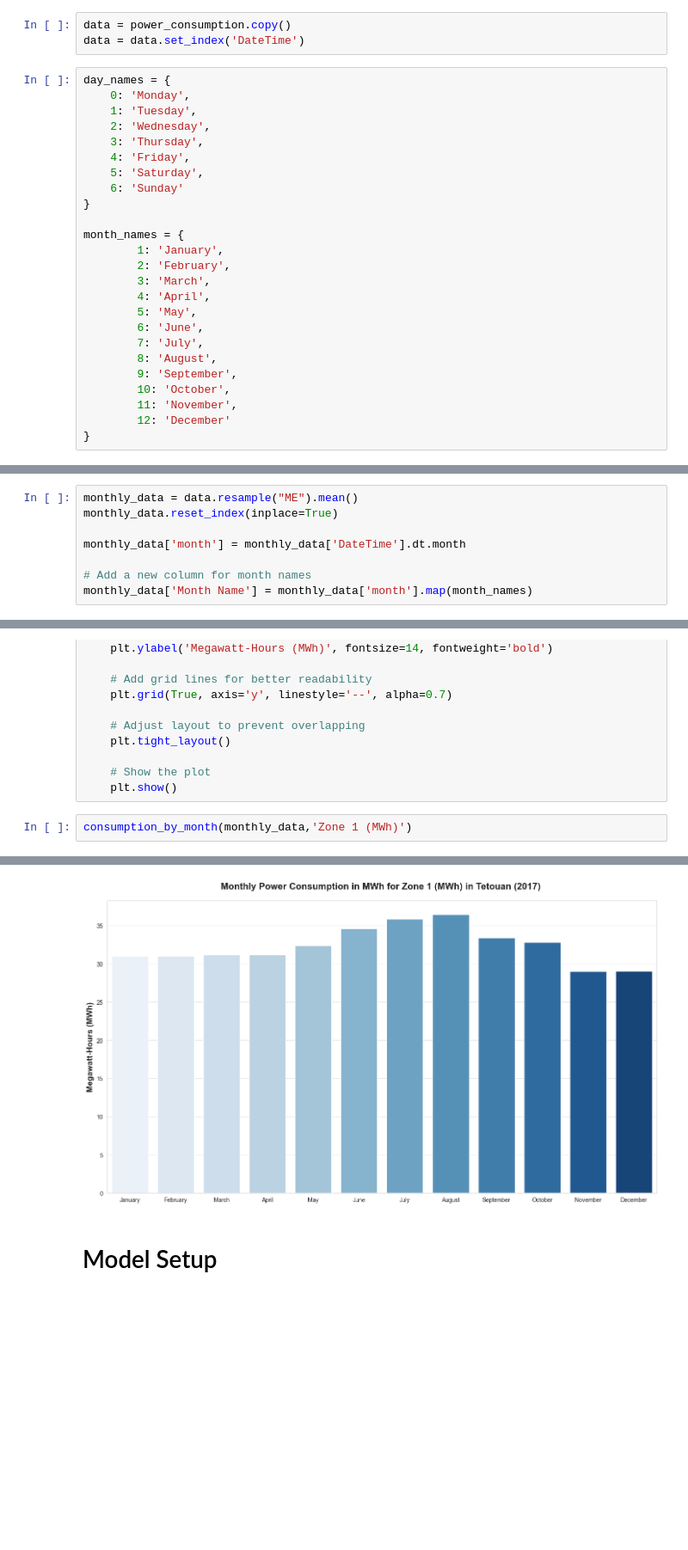
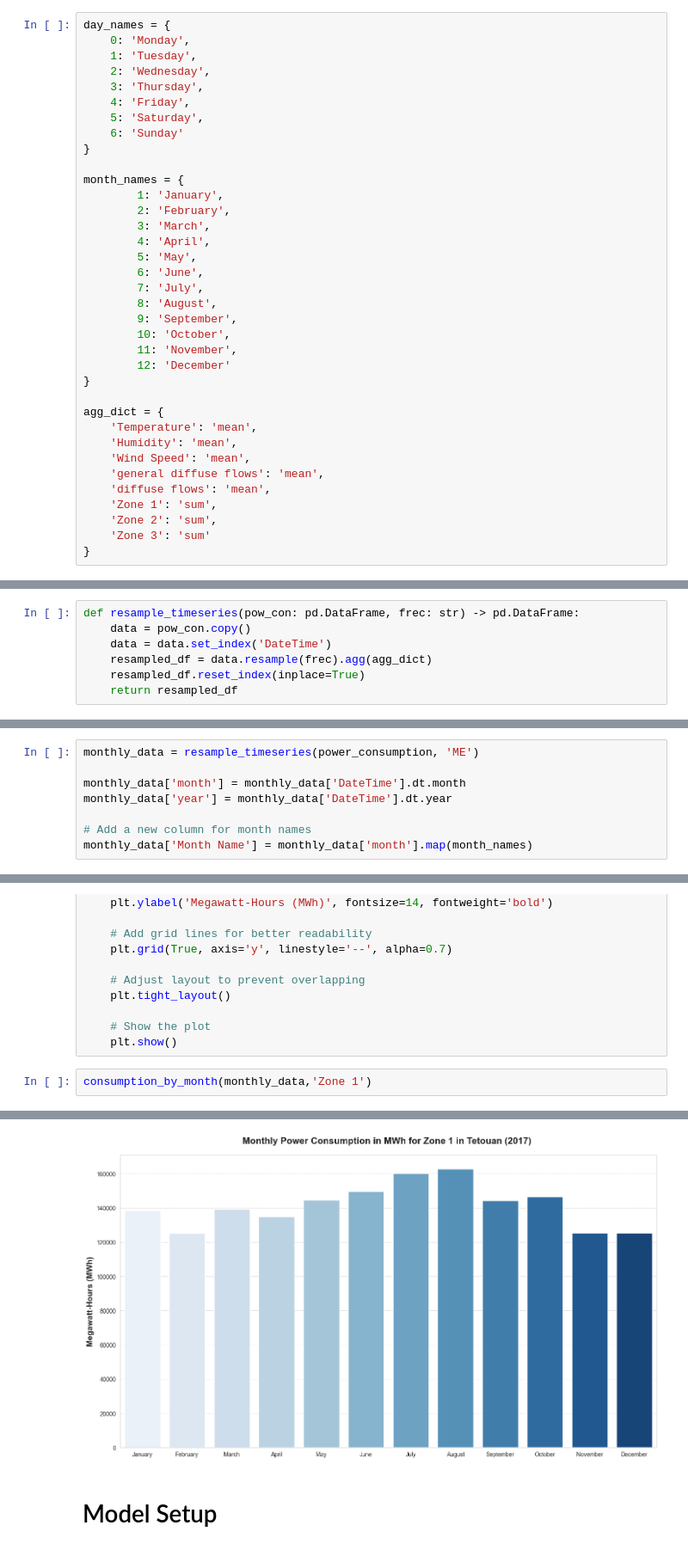
Before and after one commit to zakariaelaoufi/Morocco-Electricity-Consumption, a Jupyter notebook: tetouan-power-consumption.ipynb, the cells around one changed output, grey strips where cells are left out. Shown at 86% size. Drawn from its saved outputs; the diff is of its cells as text; blank space fills up the shorter version.

```diff
--- a/tetouan-power-consumption.ipynb
+++ b/tetouan-power-consumption.ipynb
@@ -118,9 +101,6 @@ print(f'{dlen1 - dlen2} rows removed')
 0 rows removed
 # %% [markdown]
 ## Generate Hourly, Daily, Weekly and Monthly data
-# %%
-data = power_consumption.copy()
-data = data.set_index('DateTime')
 # %%
 day_names = {
     0: 'Monday',
@@ -146,6 +126,24 @@ month_names = {
         11: 'November',
         12: 'December'
 }
+
+agg_dict = {
+    'Temperature': 'mean',
+    'Humidity': 'mean',
+    'Wind Speed': 'mean',
+    'general diffuse flows': 'mean',
+    'diffuse flows': 'mean',
+    'Zone 1': 'sum',
+    'Zone 2': 'sum',
+    'Zone 3': 'sum'
+}
 # %% [markdown]
 ### Hourly Consumption
+# %%
+def resample_timeseries(pow_con: pd.DataFrame, frec: str) -> pd.DataFrame:
+    data = pow_con.copy()
+    data = data.set_index('DateTime')
+    resampled_df = data.resample(frec).agg(agg_dict)
+    resampled_df.reset_index(inplace=True)
+    return resampled_df
 # %%
@@ -182,10 +187,10 @@ daily_consumption.head()
 # %% [markdown]
 ### Monthly Consumption
 # %%
-monthly_data = data.resample("ME").mean()
-monthly_data.reset_index(inplace=True)
+monthly_data = resample_timeseries(power_consumption, 'ME')
 
 monthly_data['month'] = monthly_data['DateTime'].dt.month
+monthly_data['year'] = monthly_data['DateTime'].dt.year
 
 # Add a new column for month names
 monthly_data['Month Name'] = monthly_data['month'].map(month_names)
@@ -492,12 +489,12 @@ def consumption_by_month(data,zone):
     # Show the plot
     plt.show()
 # %%
-consumption_by_month(monthly_data,'Zone 1 (MWh)')
+consumption_by_month(monthly_data,'Zone 1')
 # %% [output]
 Passing `palette` without assigning `hue` is deprecated and will be removed in v0.14.0. Assign the `x` variable to `hue` and set `legend=False` for the same effect.
 
   sns.barplot(
-[figure, old version]
+[figure, new version]
 # %% [markdown]
 # Model Setup
 # %% [markdown]
```
Also changed, not shown: parts of 59 cells of this notebook.
